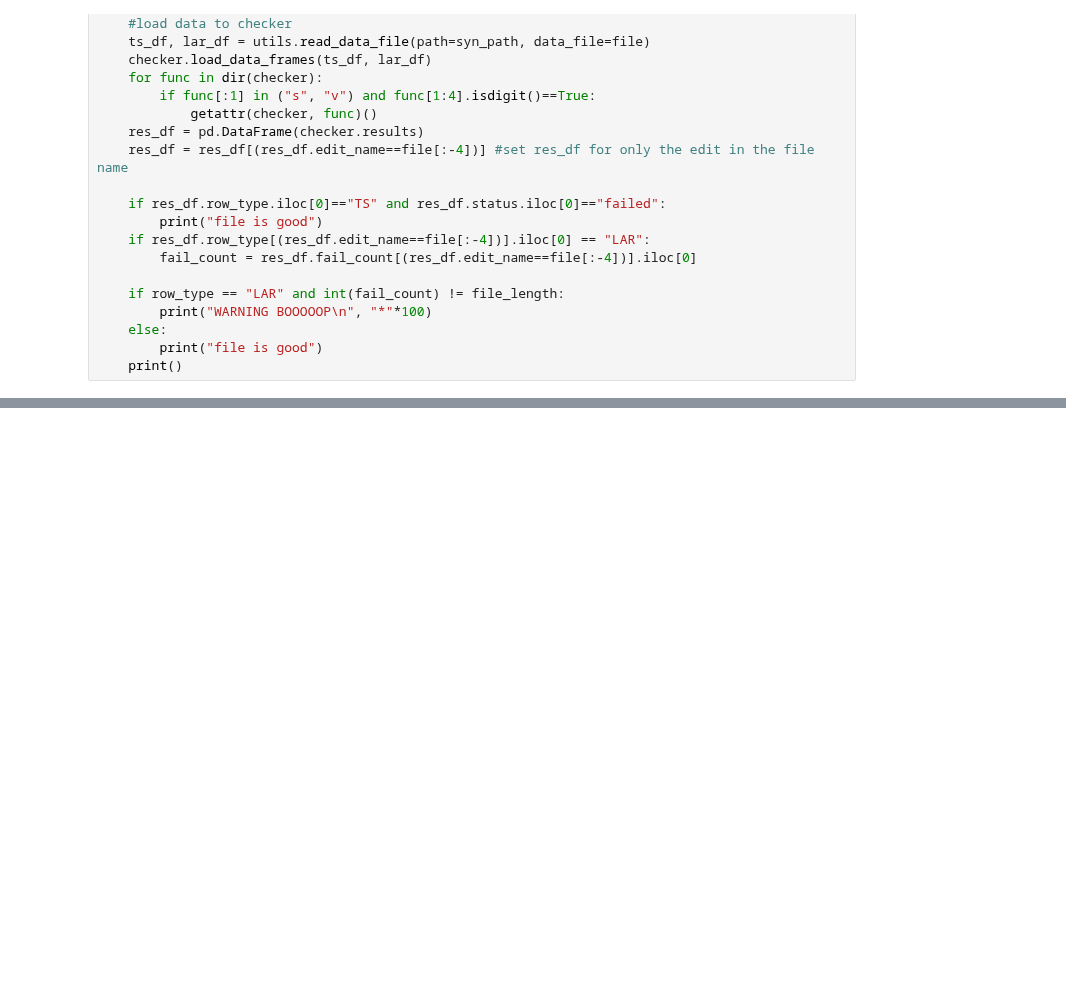
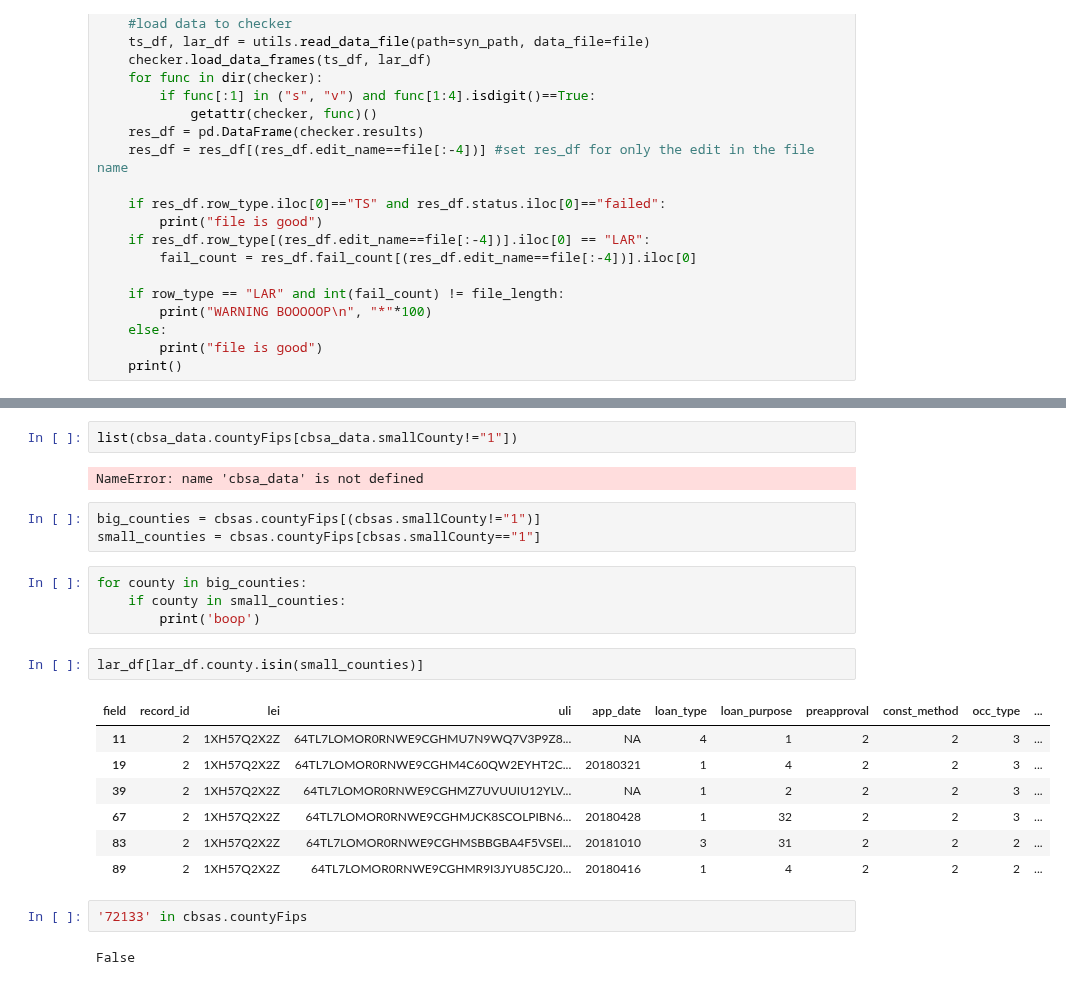
Before and after one commit to cfpb/hmda-test-files, a Jupyter notebook: python/edit_file_test_tool.ipynb, the cells around one changed output, grey strips where cells are left out. Cells and saved outputs as stored; diff of their text form; blank space fills up the shorter version.

```diff
--- a/python/edit_file_test_tool.ipynb
+++ b/python/edit_file_test_tool.ipynb
@@ -121,0 +117,25 @@ for file in syn_files:
+# %%
+list(cbsa_data.countyFips[cbsa_data.smallCounty!="1"])
+# %% [output]
+NameError: name 'cbsa_data' is not defined
+# %%
+big_counties = cbsas.countyFips[(cbsas.smallCounty!="1")]
+small_counties = cbsas.countyFips[cbsas.smallCounty=="1"]
+# %%
+for county in big_counties:
+    if county in small_counties:
+        print('boop')
+# %%
+lar_df[lar_df.county.isin(small_counties)]
+# %% [output]
+| field | record_id | lei | uli | app_date | loan_type | loan_purpose | preapproval | const_method | occ_type | ... |
+| 11 | 2 | 1XH57Q2X2Z | 64TL7LOMOR0RNWE9CGHMU7N9WQ7V3P9Z8... | NA | 4 | 1 | 2 | 2 | 3 | ... |
+| 19 | 2 | 1XH57Q2X2Z | 64TL7LOMOR0RNWE9CGHM4C60QW2EYHT2C... | 20180321 | 1 | 4 | 2 | 2 | 3 | ... |
+| 39 | 2 | 1XH57Q2X2Z | 64TL7LOMOR0RNWE9CGHMZ7UVUUIU12YLV... | NA | 1 | 2 | 2 | 2 | 3 | ... |
+| 67 | 2 | 1XH57Q2X2Z | 64TL7LOMOR0RNWE9CGHMJCK8SCOLPIBN6... | 20180428 | 1 | 32 | 2 | 2 | 3 | ... |
+| 83 | 2 | 1XH57Q2X2Z | 64TL7LOMOR0RNWE9CGHMSBBGBA4F5VSEI... | 20181010 | 3 | 31 | 2 | 2 | 2 | ... |
+| 89 | 2 | 1XH57Q2X2Z | 64TL7LOMOR0RNWE9CGHMR9I3JYU85CJ20... | 20180416 | 1 | 4 | 2 | 2 | 2 | ... |
+# %%
+'72133' in cbsas.countyFips
+# %% [output]
+False
```
Also changed, not shown: parts of 6 cells of this notebook, 4 other files.
